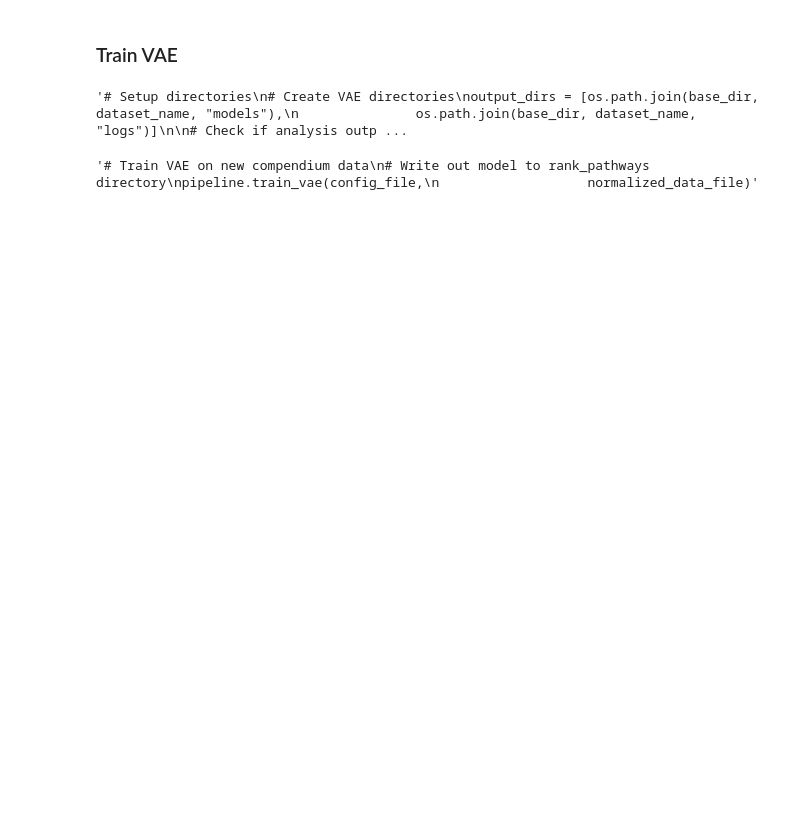
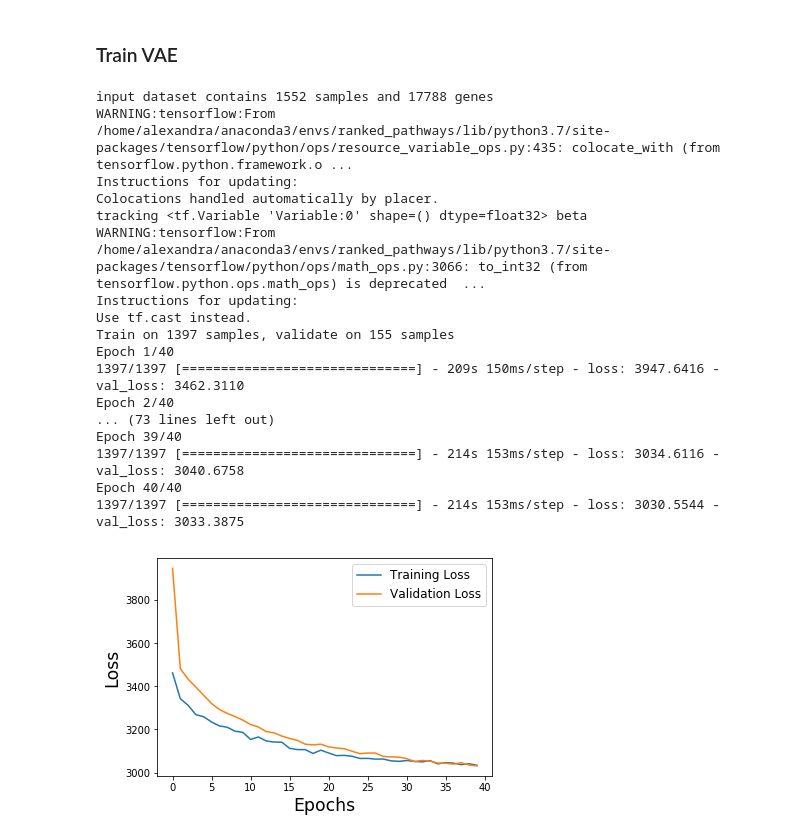
Before and after one commit to greenelab/simulate-expression-compendia, a Jupyter notebook: Rank_pathways/1_process_data.ipynb, the cells around one changed output. Drawn from its saved outputs; the diff is of its cells as text; code cells hidden in the pictures; blank space fills up the shorter version.

```diff
--- a/Rank_pathways/1_process_data.ipynb
+++ b/Rank_pathways/1_process_data.ipynb
@@ -319,7 +347,7 @@ outfile.close()
 # %% [markdown]
 ### Train VAE
 # %%
-"""# Setup directories
+# Setup directories
 # Create VAE directories
 output_dirs = [os.path.join(base_dir, dataset_name, "models"),
                os.path.join(base_dir, dataset_name, "logs")]
@@ -335,13 +363,28 @@ for each_dir in output_dirs:
     new_dir = os.path.join(each_dir, NN_architecture)
     if os.path.exists(new_dir) == False:
         print('creating new directory: {}'.format(new_dir))
-        os.makedirs(new_dir, exist_ok=True)"""
+        os.makedirs(new_dir, exist_ok=True)
-# %% [output]
-'# Setup directories\n# Create VAE directories\noutput_dirs = [os.path.join(base_dir, dataset_name, "models"),\n               os.path.join(base_dir, dataset_name, "logs")]\n\n# Check if analysis outp ...
 # %%
-"""# Train VAE on new compendium data
+# Train VAE on new compendium data
 # Write out model to rank_pathways directory
 pipeline.train_vae(config_file,
-                   normalized_data_file)"""
+                   normalized_data_file)
 # %% [output]
-'# Train VAE on new compendium data\n# Write out model to rank_pathways directory\npipeline.train_vae(config_file,\n                   normalized_data_file)'
+input dataset contains 1552 samples and 17788 genes
+WARNING:tensorflow:From /home/alexandra/anaconda3/envs/ranked_pathways/lib/python3.7/site-packages/tensorflow/python/ops/resource_variable_ops.py:435: colocate_with (from tensorflow.python.framework.o ...
+Instructions for updating:
+Colocations handled automatically by placer.
+tracking <tf.Variable 'Variable:0' shape=() dtype=float32> beta
+WARNING:tensorflow:From /home/alexandra/anaconda3/envs/ranked_pathways/lib/python3.7/site-packages/tensorflow/python/ops/math_ops.py:3066: to_int32 (from tensorflow.python.ops.math_ops) is deprecated  ...
+Instructions for updating:
+Use tf.cast instead.
+Train on 1397 samples, validate on 155 samples
+Epoch 1/40
+1397/1397 [==============================] - 209s 150ms/step - loss: 3947.6416 - val_loss: 3462.3110
+Epoch 2/40
+... (73 lines left out)
+Epoch 39/40
+1397/1397 [==============================] - 214s 153ms/step - loss: 3034.6116 - val_loss: 3040.6758
+Epoch 40/40
+1397/1397 [==============================] - 214s 153ms/step - loss: 3030.5544 - val_loss: 3033.3875
+[figure, added]
```
Also changed, not shown: parts of 14 cells of this notebook, 8 other files.
